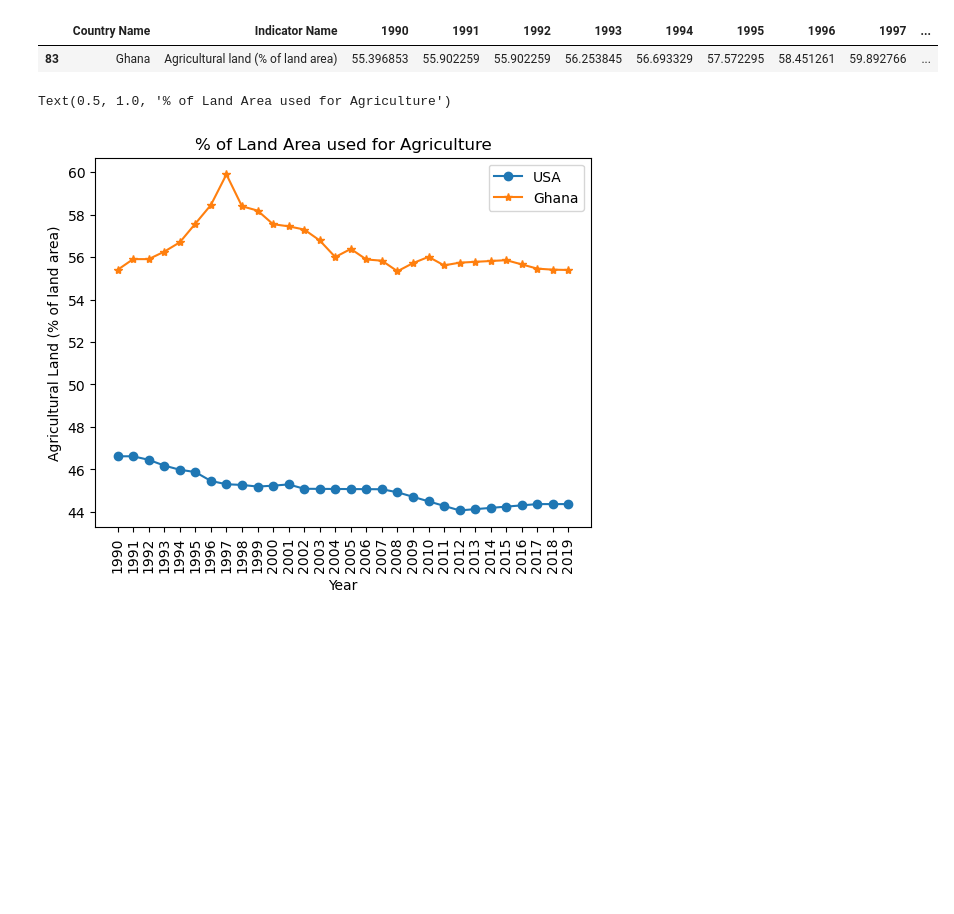
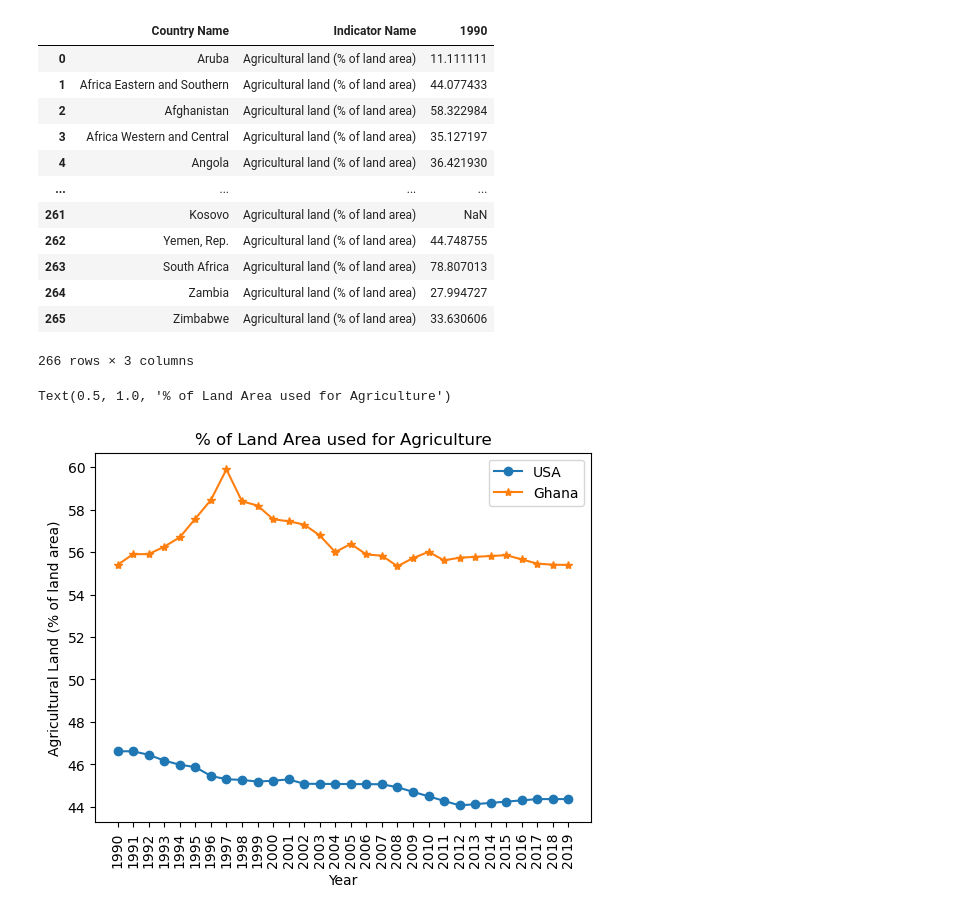
Before and after one commit to Dkconway4/Carbon-Emissions-Project, a Jupyter notebook: Project1_Carbon_Emissions-Copy1.ipynb, the cells around one changed output. Cells and saved outputs as stored; diff of their text form; code cells hidden in the pictures; blank space fills up the shorter version.

```diff
--- a/Project1_Carbon_Emissions-Copy1.ipynb
+++ b/Project1_Carbon_Emissions-Copy1.ipynb
@@ -177,12 +138,23 @@ land_usage_df.head(2)
 # %%
 #separate out Ghana and USA land usage data
 #Land Usage DataFrames to use: land_usage_gha_df, land_usage_usa_df
 land_usage_gha_df = land_usage_df[land_usage_df['Country Name']=='Ghana']
 land_usage_usa_df = land_usage_df[land_usage_df['Country Name']=='United States']
-land_usage_gha_df
+land_usage_df
 # %% [output]
-|  | Country Name | Indicator Name | 1990 | 1991 | 1992 | 1993 | 1994 | 1995 | 1996 | 1997 | ... |
-| 83 | Ghana | Agricultural land (% of land area) | 55.396853 | 55.902259 | 55.902259 | 56.253845 | 56.693329 | 57.572295 | 58.451261 | 59.892766 | ... |
+|  | Country Name | Indicator Name | 1990 |
+| 0 | Aruba | Agricultural land (% of land area) | 11.111111 |
+| 1 | Africa Eastern and Southern | Agricultural land (% of land area) | 44.077433 |
+| 2 | Afghanistan | Agricultural land (% of land area) | 58.322984 |
+| 3 | Africa Western and Central | Agricultural land (% of land area) | 35.127197 |
+| 4 | Angola | Agricultural land (% of land area) | 36.421930 |
+| ... | ... | ... | ... |
+| 261 | Kosovo | Agricultural land (% of land area) | NaN |
+| 262 | Yemen, Rep. | Agricultural land (% of land area) | 44.748755 |
+| 263 | South Africa | Agricultural land (% of land area) | 78.807013 |
+| 264 | Zambia | Agricultural land (% of land area) | 27.994727 |
+| 265 | Zimbabwe | Agricultural land (% of land area) | 33.630606 |
+266 rows × 3 columns
 # %%
 #create a line graph visualizing land use
 
```
Also changed, not shown: parts of 10 cells of this notebook, 1 other file.
